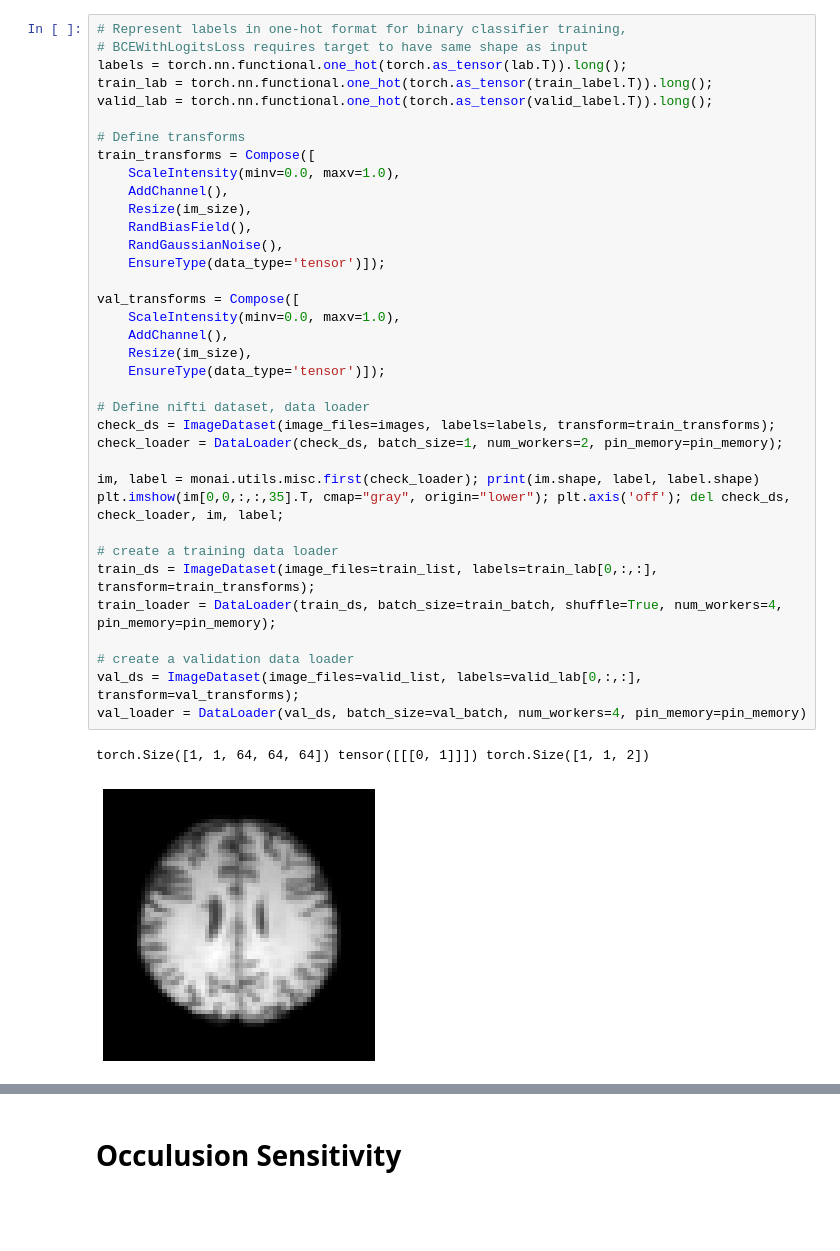
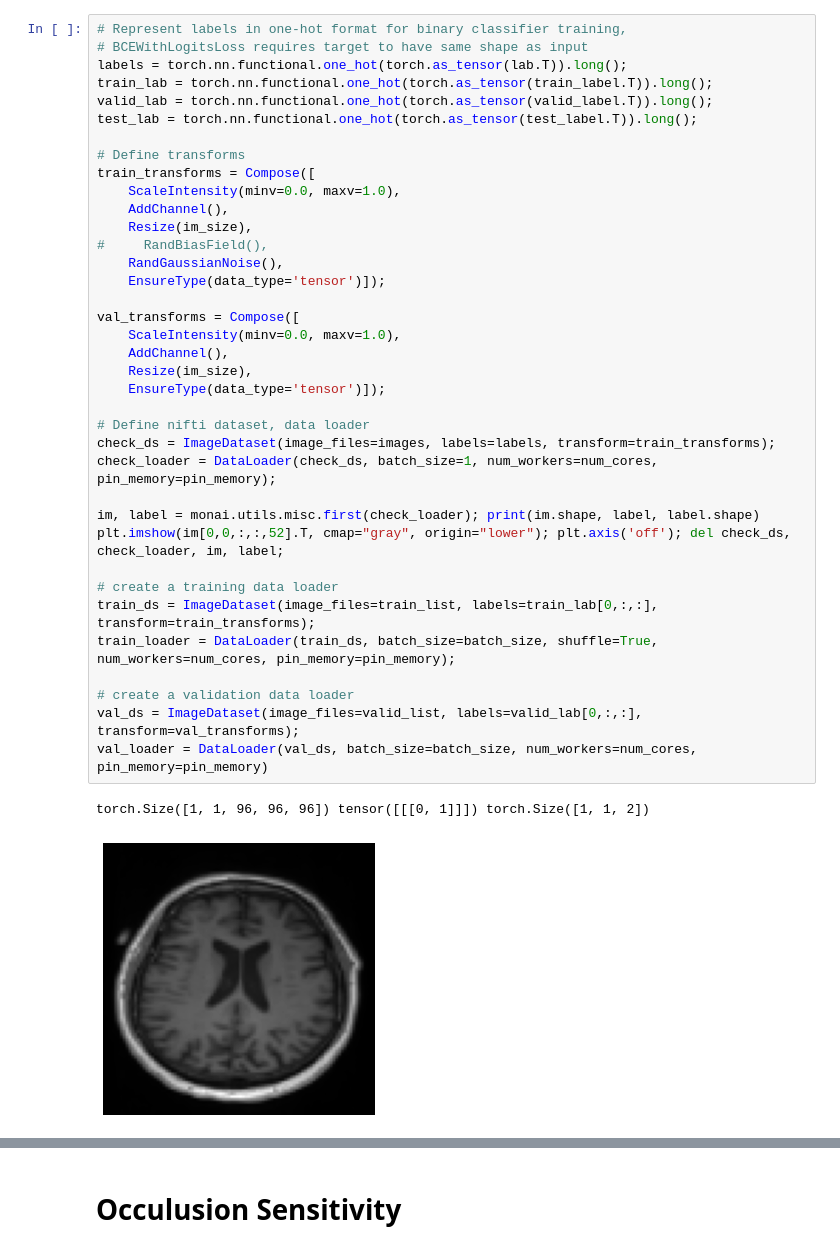
Before and after one commit to aa14av/MONAI, a Jupyter notebook: CNN.ipynb, the cells around one changed output, grey strips where cells are left out. Cells and saved outputs as stored; diff of their text form; blank space fills up the shorter version.

```diff
--- a/CNN.ipynb
+++ b/CNN.ipynb
@@ -167,40 +176,41 @@ sub-100161 (1/349) T1 Data
-# %%
-# Represent labels in one-hot format for binary classifier training,
-# BCEWithLogitsLoss requires target to have same shape as input
-labels = torch.nn.functional.one_hot(torch.as_tensor(lab.T)).long();
-train_lab = torch.nn.functional.one_hot(torch.as_tensor(train_label.T)).long();
-valid_lab = torch.nn.functional.one_hot(torch.as_tensor(valid_label.T)).long();
-
-# Define transforms
-train_transforms = Compose([
-    ScaleIntensity(minv=0.0, maxv=1.0),
-    AddChannel(),
-    Resize(im_size),
-    RandBiasField(),
-    RandGaussianNoise(),
-    EnsureType(data_type='tensor')]);
-
-val_transforms = Compose([
-    ScaleIntensity(minv=0.0, maxv=1.0),
-    AddChannel(),
-    Resize(im_size),
-    EnsureType(data_type='tensor')]);
-
-# Define nifti dataset, data loader
-check_ds = ImageDataset(image_files=images, labels=labels, transform=train_transforms);
-check_loader = DataLoader(check_ds, batch_size=1, num_workers=2, pin_memory=pin_memory);
-
-im, label = monai.utils.misc.first(check_loader); print(im.shape, label, label.shape)
-plt.imshow(im[0,0,:,:,35].T, cmap="gray", origin="lower"); plt.axis('off'); del check_ds, check_loader, im, label;
-
-# create a training data loader
-train_ds = ImageDataset(image_files=train_list, labels=train_lab[0,:,:], transform=train_transforms);
-train_loader = DataLoader(train_ds, batch_size=train_batch, shuffle=True, num_workers=4, pin_memory=pin_memory);
-
-# create a validation data loader
-val_ds = ImageDataset(image_files=valid_list, labels=valid_lab[0,:,:], transform=val_transforms);
-val_loader = DataLoader(val_ds, batch_size=val_batch, num_workers=4, pin_memory=pin_memory)
-# %% [output]
-torch.Size([1, 1, 64, 64, 64]) tensor([[[0, 1]]]) torch.Size([1, 1, 2])
-[figure, removed]
+# %%
+# Represent labels in one-hot format for binary classifier training,
+# BCEWithLogitsLoss requires target to have same shape as input
+labels = torch.nn.functional.one_hot(torch.as_tensor(lab.T)).long();
+train_lab = torch.nn.functional.one_hot(torch.as_tensor(train_label.T)).long();
+valid_lab = torch.nn.functional.one_hot(torch.as_tensor(valid_label.T)).long();
+test_lab = torch.nn.functional.one_hot(torch.as_tensor(test_label.T)).long();
+
+# Define transforms
+train_transforms = Compose([
+    ScaleIntensity(minv=0.0, maxv=1.0),
+    AddChannel(),
+    Resize(im_size),
+#     RandBiasField(),
+    RandGaussianNoise(),
+    EnsureType(data_type='tensor')]);
+
+val_transforms = Compose([
+    ScaleIntensity(minv=0.0, maxv=1.0),
+    AddChannel(),
+    Resize(im_size),
+    EnsureType(data_type='tensor')]);
+
+# Define nifti dataset, data loader
+check_ds = ImageDataset(image_files=images, labels=labels, transform=train_transforms);
+check_loader = DataLoader(check_ds, batch_size=1, num_workers=num_cores, pin_memory=pin_memory);
+
+im, label = monai.utils.misc.first(check_loader); print(im.shape, label, label.shape)
+plt.imshow(im[0,0,:,:,52].T, cmap="gray", origin="lower"); plt.axis('off'); del check_ds, check_loader, im, label;
+
+# create a training data loader
+train_ds = ImageDataset(image_files=train_list, labels=train_lab[0,:,:], transform=train_transforms);
+train_loader = DataLoader(train_ds, batch_size=batch_size, shuffle=True, num_workers=num_cores, pin_memory=pin_memory);
+
+# create a validation data loader
+val_ds = ImageDataset(image_files=valid_list, labels=valid_lab[0,:,:], transform=val_transforms);
+val_loader = DataLoader(val_ds, batch_size=batch_size, num_workers=num_cores, pin_memory=pin_memory)
+# %% [output]
+torch.Size([1, 1, 96, 96, 96]) tensor([[[0, 1]]]) torch.Size([1, 1, 2])
+[figure, added]
 # %%
```
Also changed, not shown: parts of 12 cells of this notebook.
